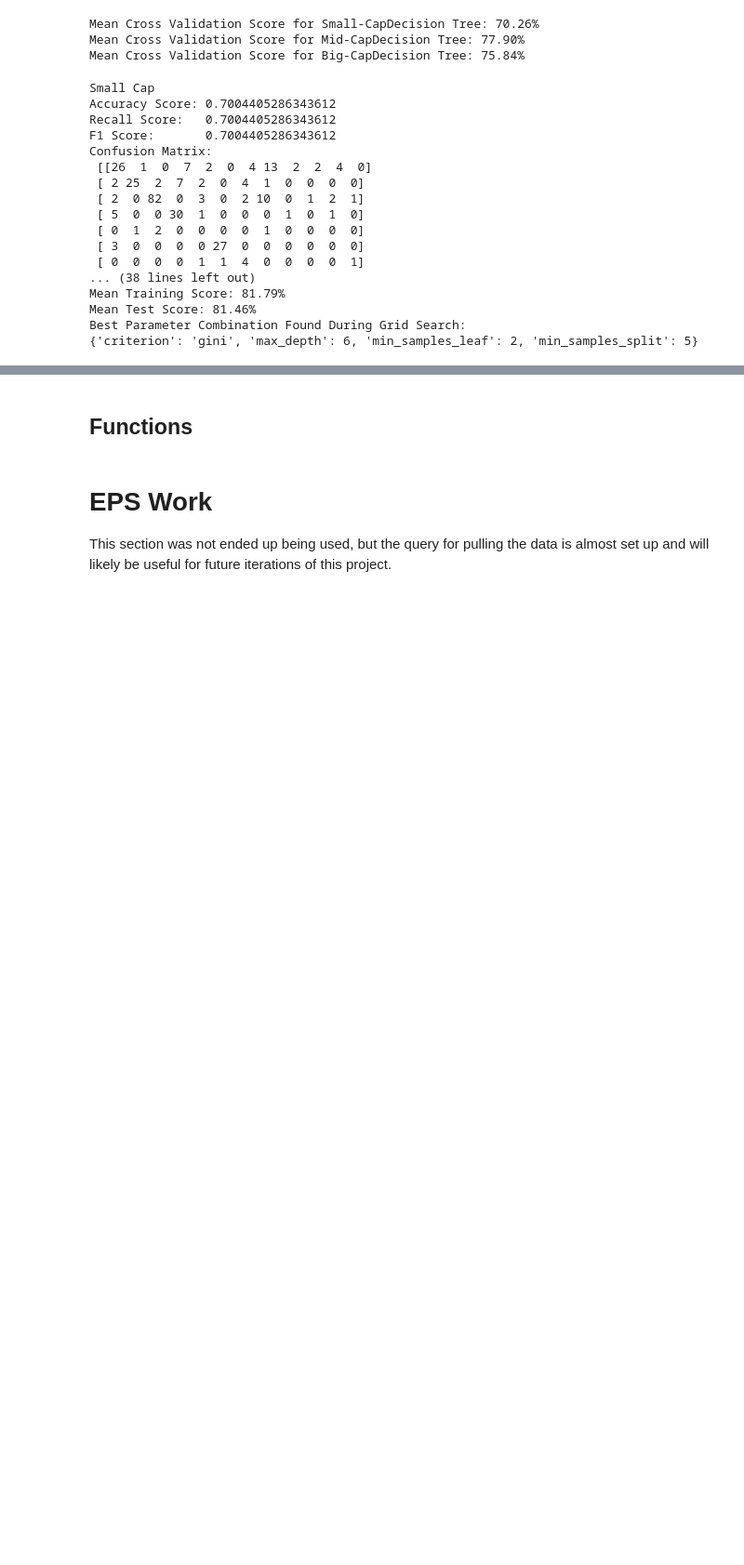
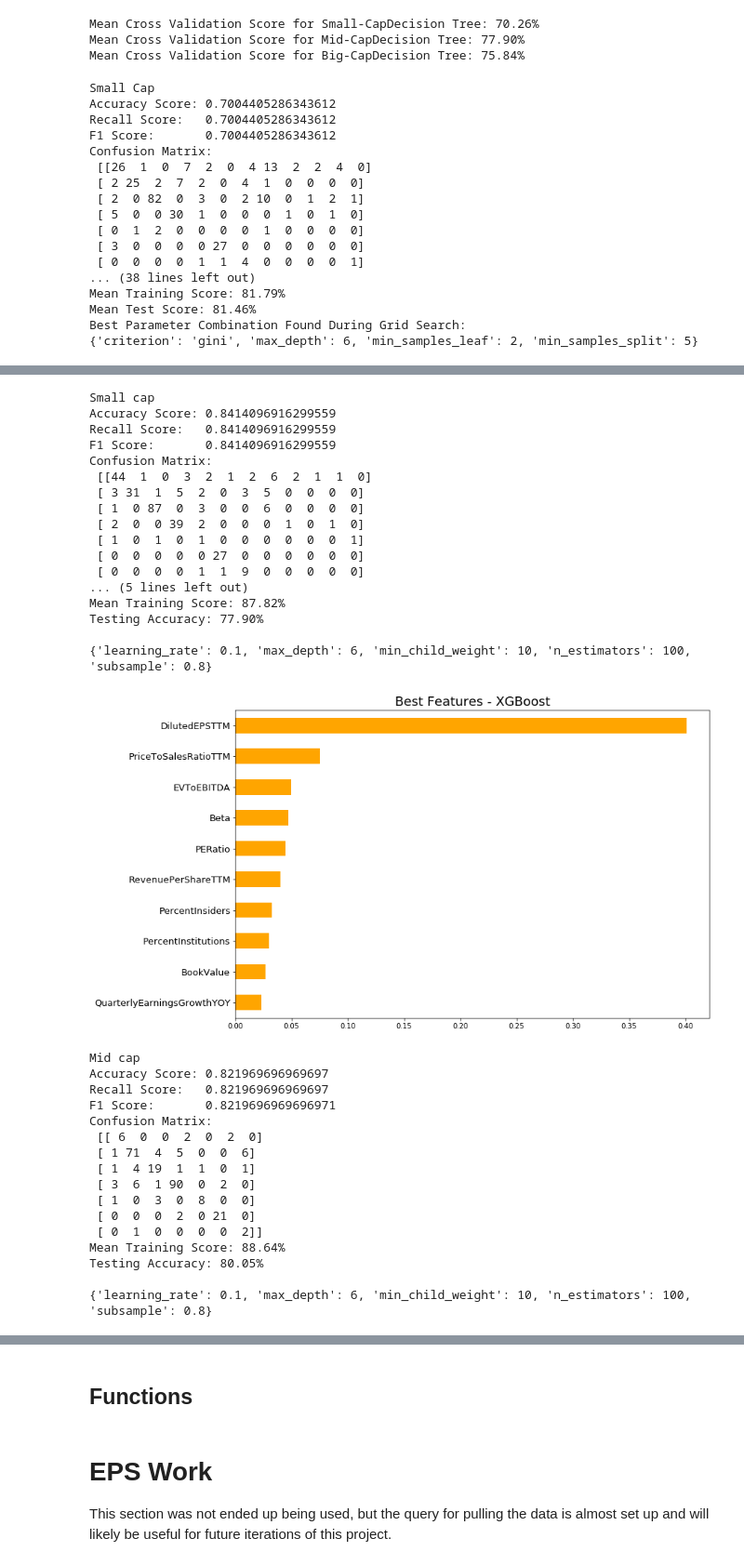
Before and after one commit to AndroTi/Redefining-Benchmarks-Capstone-Project, a Jupyter notebook: Capstone_Project.ipynb, the cells around one changed output, grey strips where cells are left out. Shown at 93% size. Drawn from its saved outputs; the diff is of its cells as text; code cells hidden in the pictures; blank space fills up the shorter version.

```diff
--- a/Capstone_Project.ipynb
+++ b/Capstone_Project.ipynb
@@ -936,0 +959,42 @@ Best Parameter Combination Found During Grid Search:
+# %%
+print('Small cap')
+GridSearchXGBoost(X_small, y_small)
+print('\nMid cap')
+GridSearchXGBoost(X_mid, y_mid)
+print('\nLarge cap')
+GridSearchXGBoost(X_big, y_big)
+# %% [output]
+Small cap
+Accuracy Score: 0.8414096916299559
+Recall Score:   0.8414096916299559
+F1 Score:       0.8414096916299559
+Confusion Matrix:
+ [[44  1  0  3  2  1  2  6  2  1  1  0]
+ [ 3 31  1  5  2  0  3  5  0  0  0  0]
+ [ 1  0 87  0  3  0  0  6  0  0  0  0]
+ [ 2  0  0 39  2  0  0  0  1  0  1  0]
+ [ 1  0  1  0  1  0  0  0  0  0  0  1]
+ [ 0  0  0  0  0 27  0  0  0  0  0  0]
+ [ 0  0  0  0  1  1  9  0  0  0  0  0]
+... (5 lines left out)
+Mean Training Score: 87.82%
+Testing Accuracy: 77.90%
+
+{'learning_rate': 0.1, 'max_depth': 6, 'min_child_weight': 10, 'n_estimators': 100, 'subsample': 0.8}
+[figure, added]
+Mid cap
+Accuracy Score: 0.821969696969697
+Recall Score:   0.821969696969697
+F1 Score:       0.8219696969696971
+Confusion Matrix:
+ [[ 6  0  0  2  0  2  0]
+ [ 1 71  4  5  0  0  6]
+ [ 1  4 19  1  1  0  1]
+ [ 3  6  1 90  0  2  0]
+ [ 1  0  3  0  8  0  0]
+ [ 0  0  0  2  0 21  0]
+ [ 0  1  0  0  0  0  2]]
+Mean Training Score: 88.64%
+Testing Accuracy: 80.05%
+
+{'learning_rate': 0.1, 'max_depth': 6, 'min_child_weight': 10, 'n_estimators': 100, 'subsample': 0.8}
```
Also changed, not shown: parts of 5 cells of this notebook.
